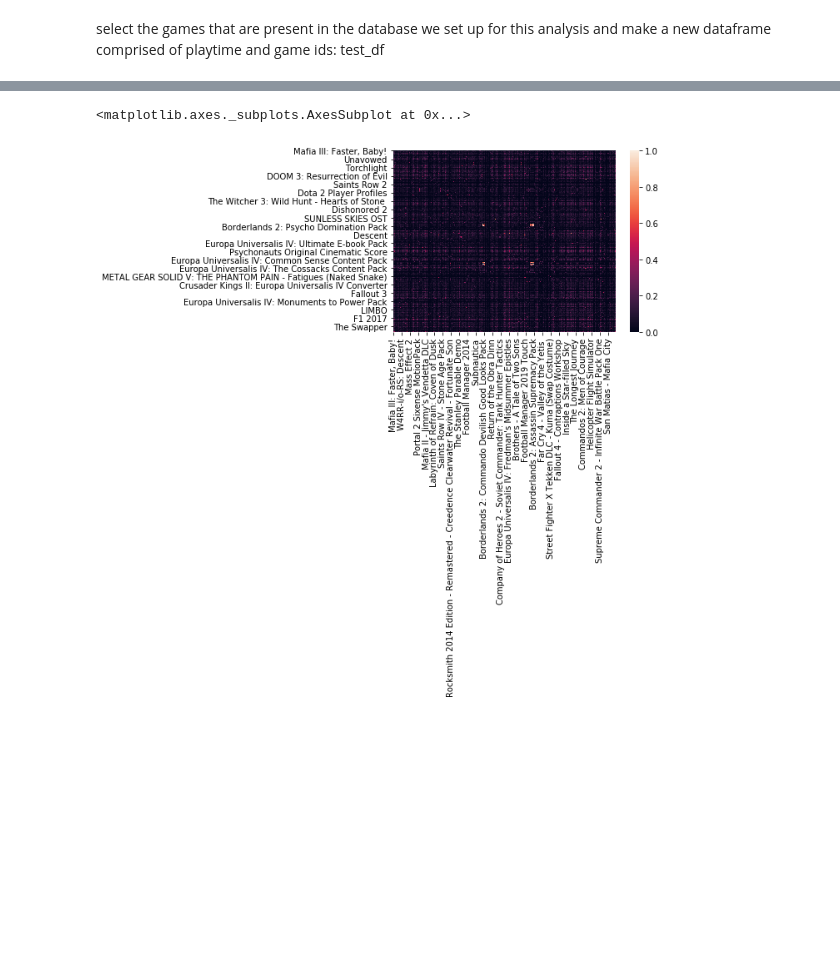
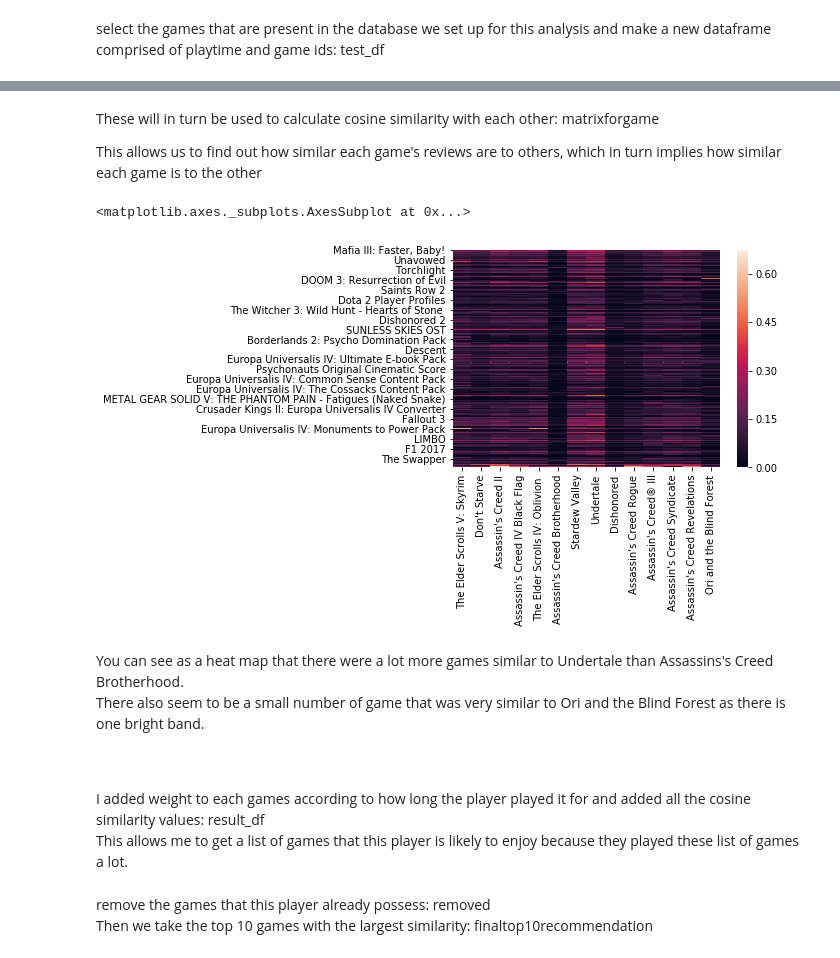
Before and after one commit to shshim906/Capstone1, a Jupyter notebook: game_recommendation.ipynb, the cells around one changed output, grey strips where cells are left out. Cells and saved outputs as stored; diff of their text form; code cells hidden in the pictures; blank space fills up the shorter version.

```diff
--- a/game_recommendation.ipynb
+++ b/game_recommendation.ipynb
@@ -344,0 +253,2 @@ top15playedgame_name
+# %%
+topplayedgame=topplayedgame.set_index('ids')
@@ -345,8 +263,15 @@ top15playedgame_name
 # %%
-for id in top15playedgame:
-    df=get_all_reviews(id)
-    df['game_name']=steamapp_dict.get(id)
-    if 'player_df' not in locals():
-        player_df=df
-    else:
-        player_df=player_df.append(df, ignore_index=True, sort=False)
+error=list()
+for ids in topplayedgame.index:
+    try:
+        data=get_all_reviews(ids)
+        data['game_name']=steamapp_dict.get(ids)
+        if 'player_df' not in locals():
+            player_df=data
+        else:
+            player_df=player_df.append(data, ignore_index=True, sort=False)
+    except:
+        error.append(ids)
+        topplayedgame['name']
+# %%
+topplayedgame=topplayedgame.drop(error)
@@ -387,0 +341,2 @@ tfidf_s = StemmedTfidfVectorizer(smooth_idf=False, sublinear_tf=False, norm=None
+# %%
+text=player_df.review.sum(axis=0)
@@ -411,3 +379,7 @@ games_tdf.head()
+# %% [markdown]
+These will in turn be used to calculate cosine similarity with each other: matrixforgame
+
+This allows us to find out how similar each game's reviews are to others, which in turn implies how similar each game is to the other
 # %%
 list_of_games=games_tdf.index.tolist()
 listlength=len(list_of_games)
@@ -425,13 +397,26 @@ for i in range(len(list_of_games)):
 result_df=pd.DataFrame(matrixforgame,index=list_of_games,columns=list_of_games)
 # %%
 import seaborn as sns
-sns.heatmap(result_df)
+sns.heatmap(result_df[topplayedgame['name']])
 # %% [output]
 <matplotlib.axes._subplots.AxesSubplot at 0x...>
-[figure, old version]
+[figure, new version]
+# %% [markdown]
+You can see as a heat map that there were a lot more games similar to Undertale than Assassins's Creed Brotherhood.<br>
+There also seem to be a small number of game that was very similar to Ori and the Blind Forest as there is one bright band.
+
+
+<br>
+<br>
+
+I added weight to each games according to how long the player played it for and added all the cosine similarity values: result_df<br>
+This allows me to get a list of games that this player is likely to enjoy because they played these list of games a lot.
 # %%
 weight=len(list(player_dict.keys()))
 result_df['total'] = 0
 for name in player_df['game_name'].unique():
     result_df['total']=result_df['total']+(weight*result_df[name])
     weight=weight-1
+# %% [markdown]
+remove the games that this player already possess: removed<br>
+Then we take the top 10 games with the largest similarity: finaltop10recommendation
```
Also changed, not shown: parts of 54 cells of this notebook.
